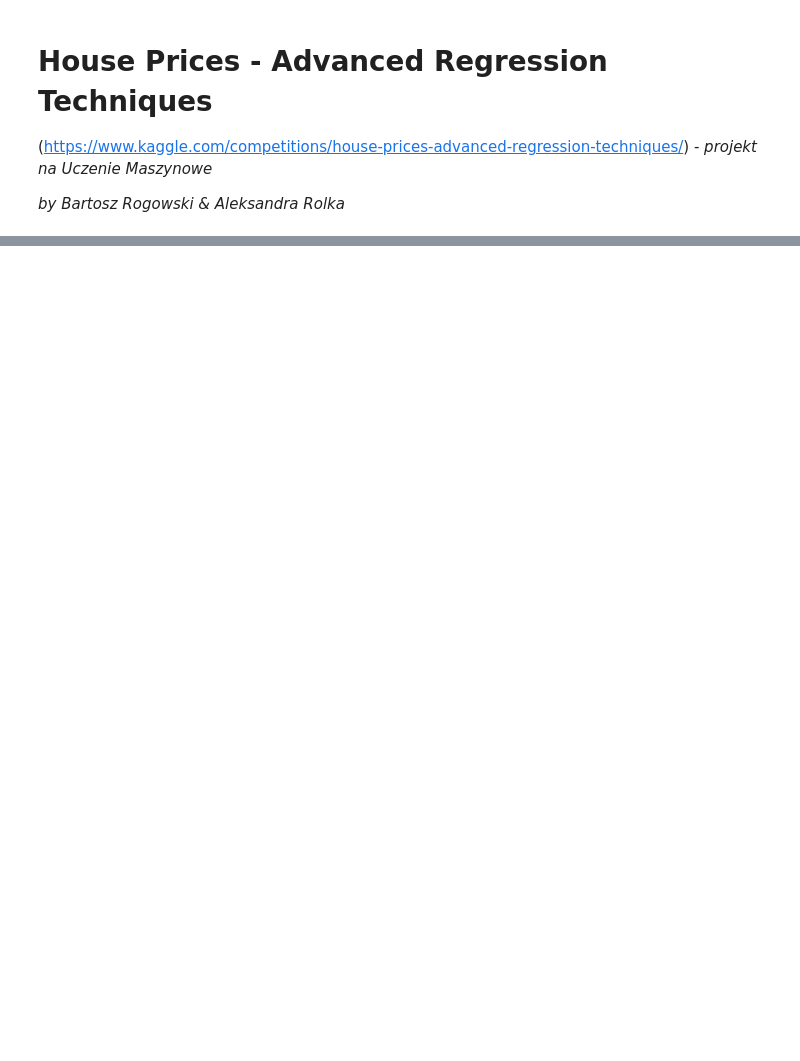
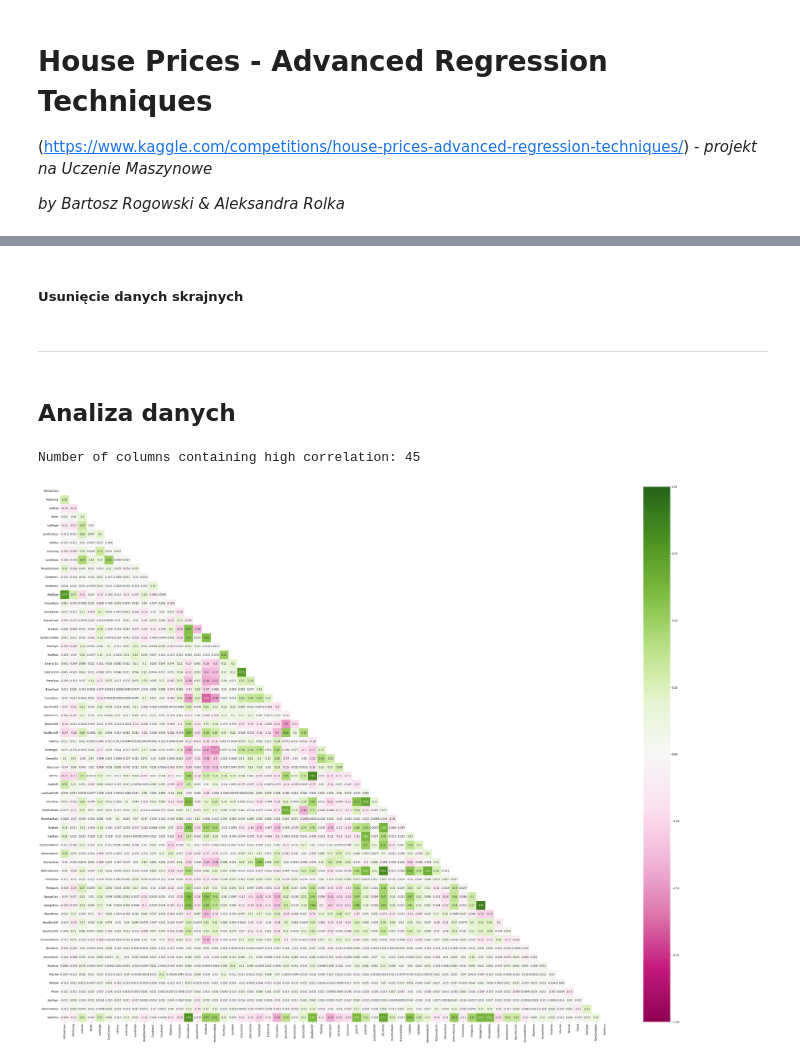
Before and after one commit to AleksandraRolka/ML-kaggle-challenge, a Jupyter notebook: HousePricesPrediction_project.ipynb, the cells around one changed output, grey strips where cells are left out. Drawn from its saved outputs; the diff is of its cells as text; code cells hidden in the pictures; blank space fills up the shorter version.

```diff
--- a/HousePricesPrediction_project.ipynb
+++ b/HousePricesPrediction_project.ipynb
@@ -34,0 +79,7 @@ def encode_not_numeric_collumns(df):
+# %%
+columns_to_drop = columns_to_drop_too_many_NaN(train_data)
+train_data = drop_columns(train_data, columns_to_drop)
+test_data_X = drop_columns(test_data_X, columns_to_drop)
+
+print("Dropped columns: ", columns_to_drop)
+print("Dropped {} columns".format(len(columns_to_drop)))
@@ -49,11 +99,0 @@ test_data_Y = convert_Nan_values(test_data_Y)
-# %%
-corr = train_data.drop(['Id'], axis=1).corr()
-lower_tri = corr.where(np.tril(np.ones(corr.shape),k=-1).astype(bool)) #creating lower triangular correlation matrix
-f = plt.figure(figsize=(50, 40))
-sns.heatmap(lower_tri, cmap="PiYG", annot=True, vmin=-1, vmax=1, ax=plt.gca())
-high_corr = []
-for column in train_data.drop(['Id'], axis=1):
-   for col in train_data.drop(['Id'], axis=1):
-     if abs(lower_tri[column][col]) > 0.8:
-       high_corr.append((column, col, lower_tri[column][col]))
-sorted(high_corr, key=lambda x: x[2], reverse=True)
@@ -173,0 +102,7 @@ Root mean squarred error is :  80066.3809404609
+# %%
+column_names_without_prices = [x for x in test_data_X]
+# %%
+train_data = normalize_dataframe(train_data, column_names_without_prices)
+test_data_X = normalize_dataframe(test_data_X, column_names_without_prices)
+# %% [markdown]
+##### Usunięcie danych skrajnych
@@ -173,0 +123,20 @@ Root mean squarred error is :  80066.3809404609
+# %% [markdown]
+-----
+# %% [markdown]
+## Analiza danych
+# %%
+corr_threshold = 0.2
+corr = train_data.corr()
+lower_tri = corr.where(np.tril(np.ones(corr.shape),k=-1).astype(bool)) #creating lower triangular correlation matrix
+f = plt.figure(figsize=(50, 40))
+sns.heatmap(lower_tri, cmap="PiYG", annot=True, vmin=-1, vmax=1, ax=plt.gca())
+high_corr = []
+for column in train_data:
+   for col in train_data:
+     if abs(lower_tri[column][col]) > corr_threshold:
+       high_corr.append((column, col, lower_tri[column][col]))
+high_corr = sorted(high_corr, key=lambda x: x[2], reverse=True)
+print("Number of columns containing high correlation:", len(set([x[0] for x in high_corr])))
+# %% [output]
+Number of columns containing high correlation: 45
+[figure, added]
```
Also changed, not shown: parts of 66 cells of this notebook, 4 other files.
